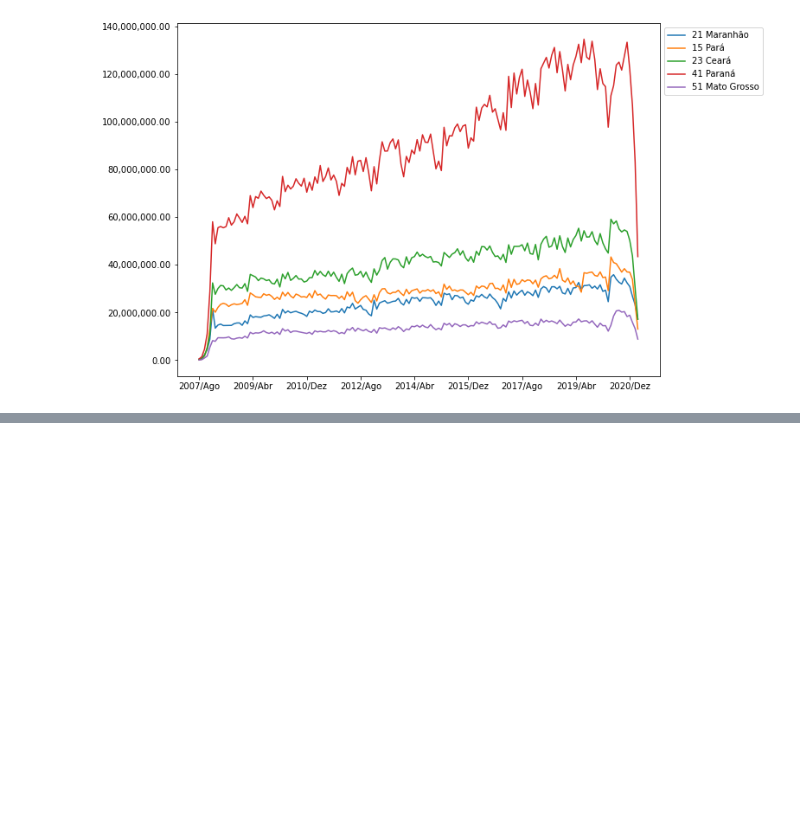
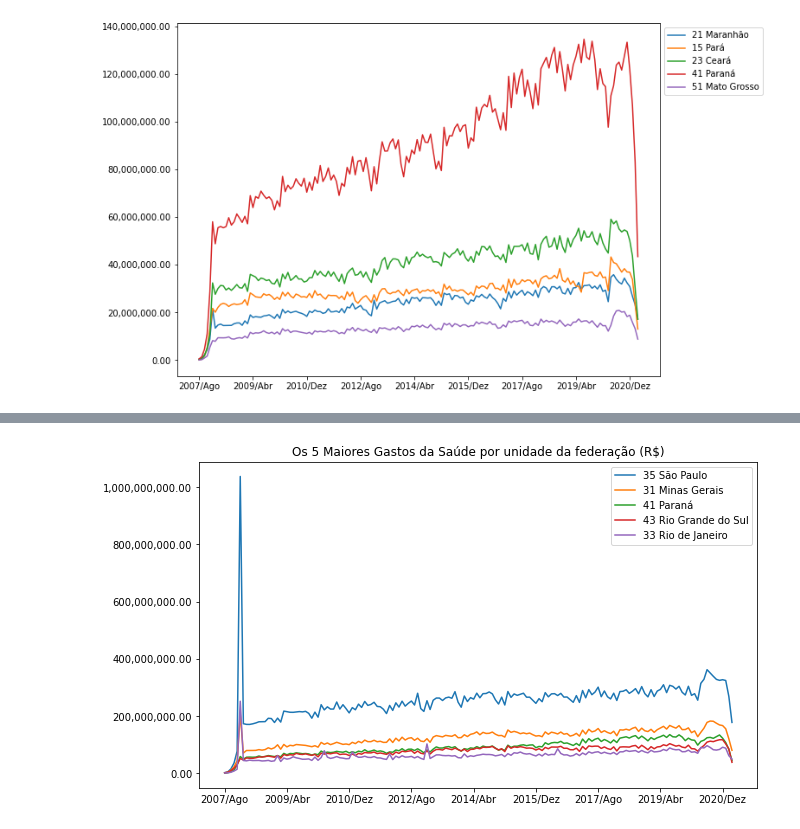
Before and after one commit to diogoslz/Bootcamp-Datascience_old, a Jupyter notebook: Bootcamp Datascience.ipynb, the cells around one changed output, grey strips where cells are left out. Saved outputs shown, nothing was run; the diff lists cells and outputs as text; code cells hidden in the pictures; blank space fills up the shorter version.

```diff
--- a/Bootcamp Datascience.ipynb
+++ b/Bootcamp Datascience.ipynb
@@ -216,0 +314,3 @@ plt.show()
+# %%
+usaveis['Total'] = usaveis.sum(axis= 1)
+usaveis.head()
@@ -216,0 +326,4 @@ plt.show()
+# %%
+ordenado_por_total = usaveis.sort_values('Total', ascending=False)
+# %%
+ordenado_por_total = ordenado_por_total.drop('Total', axis=1)
@@ -216,0 +341,8 @@ plt.show()
+# %%
+ax = ordenado_por_total.head().T.plot(figsize=(10,6))
+ax.yaxis.set_major_formatter(ticker.StrMethodFormatter("{x:,.2f}"))
+ax.legend(bbox_to_anchor = (1, 1))
+plt.title("Os 5 Maiores Gastos da Saúde por unidade da federação (R$)")
+plt.show()
+# %% [output]
+[figure, added]
```
Also changed, not shown: parts of 37 cells of this notebook.
